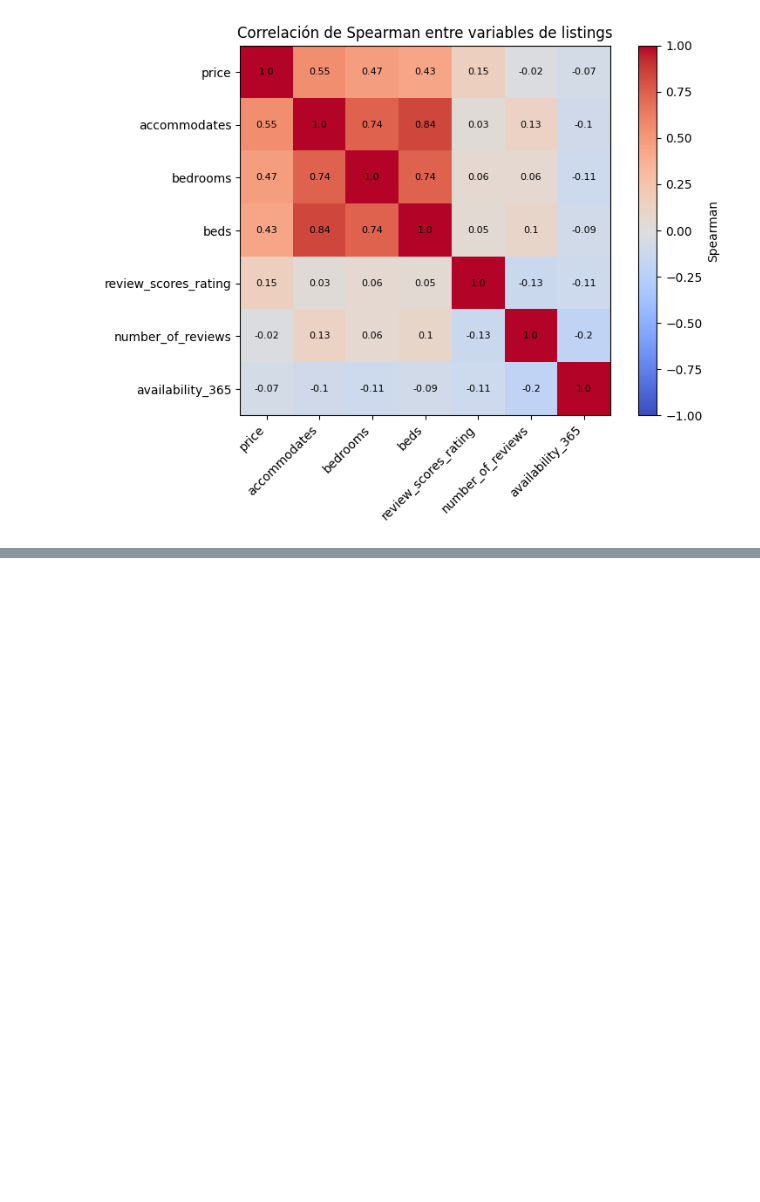
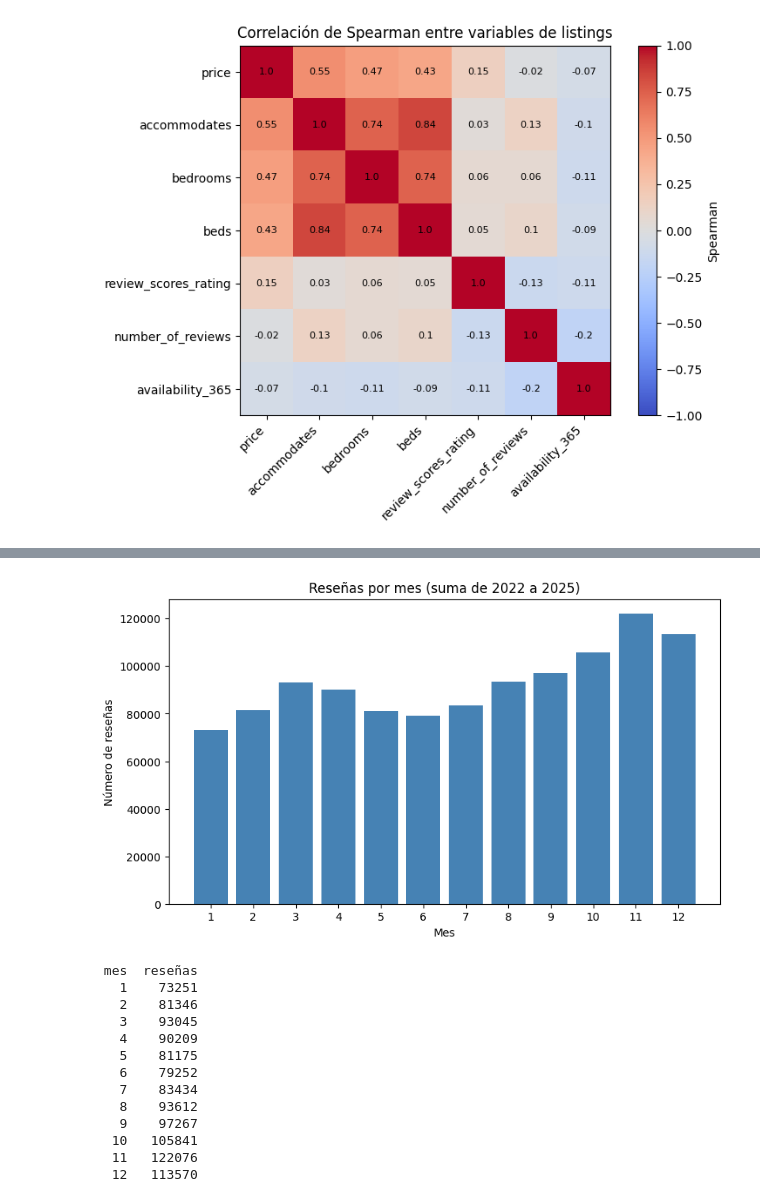
Before and after one commit to ferneylopez188523-dotcom/_airbnb_mexico_, a Jupyter notebook: notebooks/01_eda_listings.ipynb, the cells around one changed output, grey strips where cells are left out. Saved outputs shown, nothing was run; the diff lists cells and outputs as text; code cells hidden in the pictures; blank space fills up the shorter version.

```diff
--- a/notebooks/01_eda_listings.ipynb
+++ b/notebooks/01_eda_listings.ipynb
@@ -264,0 +306,31 @@ plt.show()
+# %%
+conn = sqlite3.connect("../data/airbnb.db")
+rev_mes = pd.read_sql(
+    "SELECT mes, COUNT(*) AS reseñas FROM Reviews WHERE anio BETWEEN 2022 AND 2025 GROUP BY mes ORDER BY mes",
+    conn)
+conn.close()
+
+plt.figure(figsize=(9, 5))
+plt.bar(rev_mes["mes"], rev_mes["reseñas"], color="steelblue")
+plt.xticks(range(1, 13))
+plt.title("Reseñas por mes (suma de 2022 a 2025)")
+plt.xlabel("Mes")
+plt.ylabel("Número de reseñas")
+plt.show()
+
+print(rev_mes.to_string(index=False))
+# %% [output]
+[figure, added]
+ mes  reseñas
+   1    73251
+   2    81346
+   3    93045
+   4    90209
+   5    81175
+   6    79252
+   7    83434
+   8    93612
+   9    97267
+  10   105841
+  11   122076
+  12   113570
```
Also changed, not shown: parts of 2 cells of this notebook.
